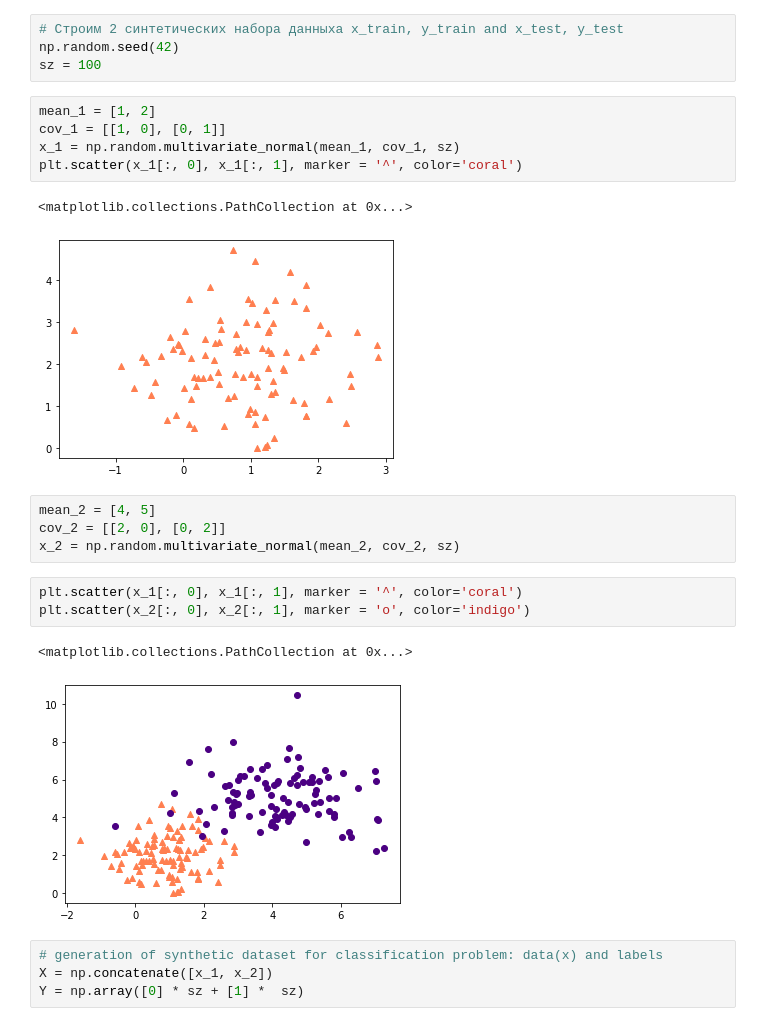
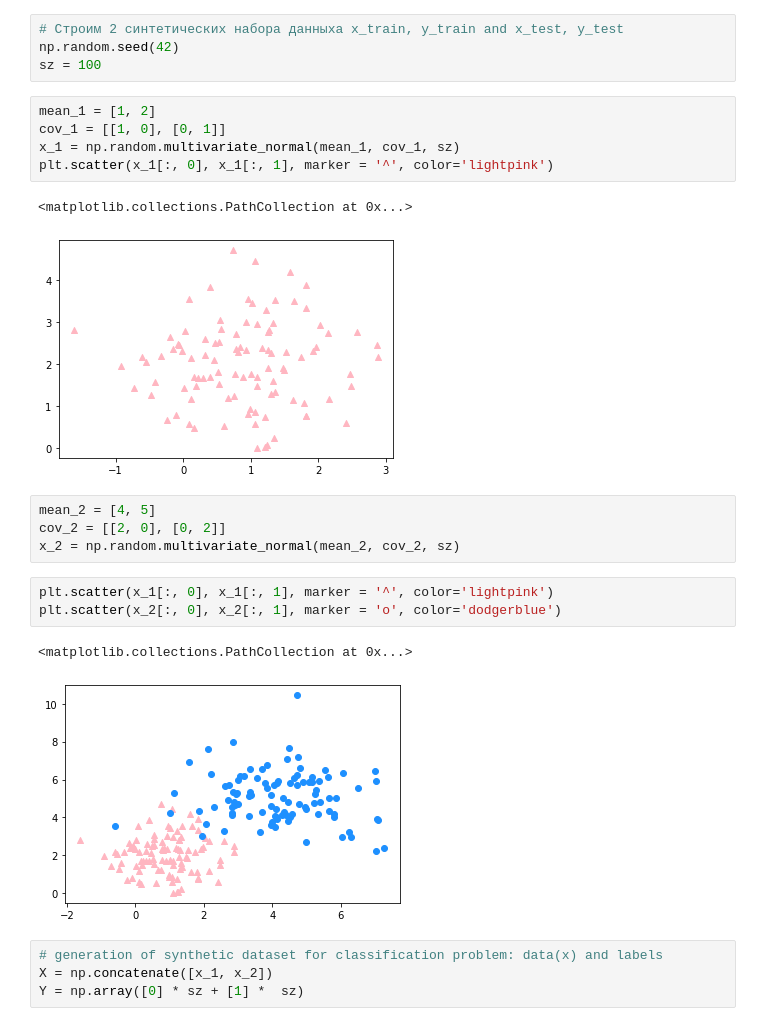
Before and after one commit to NKorzhik/Labs_AD, a Jupyter notebook: Laba1.ipynb, the cells around one changed output. Cells and saved outputs as stored; diff of their text form.

```diff
--- a/Laba1.ipynb
+++ b/Laba1.ipynb
@@ -75,20 +85,20 @@ sz = 100
 mean_1 = [1, 2]
 cov_1 = [[1, 0], [0, 1]]
 x_1 = np.random.multivariate_normal(mean_1, cov_1, sz)
-plt.scatter(x_1[:, 0], x_1[:, 1], marker = '^', color='coral')
+plt.scatter(x_1[:, 0], x_1[:, 1], marker = '^', color='lightpink')
 # %% [output]
 <matplotlib.collections.PathCollection at 0x...>
-[figure, old version]
+[figure, new version]
 # %%
 mean_2 = [4, 5]
 cov_2 = [[2, 0], [0, 2]]
 x_2 = np.random.multivariate_normal(mean_2, cov_2, sz)
 # %%
-plt.scatter(x_1[:, 0], x_1[:, 1], marker = '^', color='coral')
-plt.scatter(x_2[:, 0], x_2[:, 1], marker = 'o', color='indigo')
+plt.scatter(x_1[:, 0], x_1[:, 1], marker = '^', color='lightpink')
+plt.scatter(x_2[:, 0], x_2[:, 1], marker = 'o', color='dodgerblue')
 # %% [output]
 <matplotlib.collections.PathCollection at 0x...>
-[figure, old version]
+[figure, new version]
 # %%
 # generation of synthetic dataset for classification problem: data(x) and labels
 X = np.concatenate([x_1, x_2])
```
Also changed, not shown: parts of 11 cells of this notebook.
